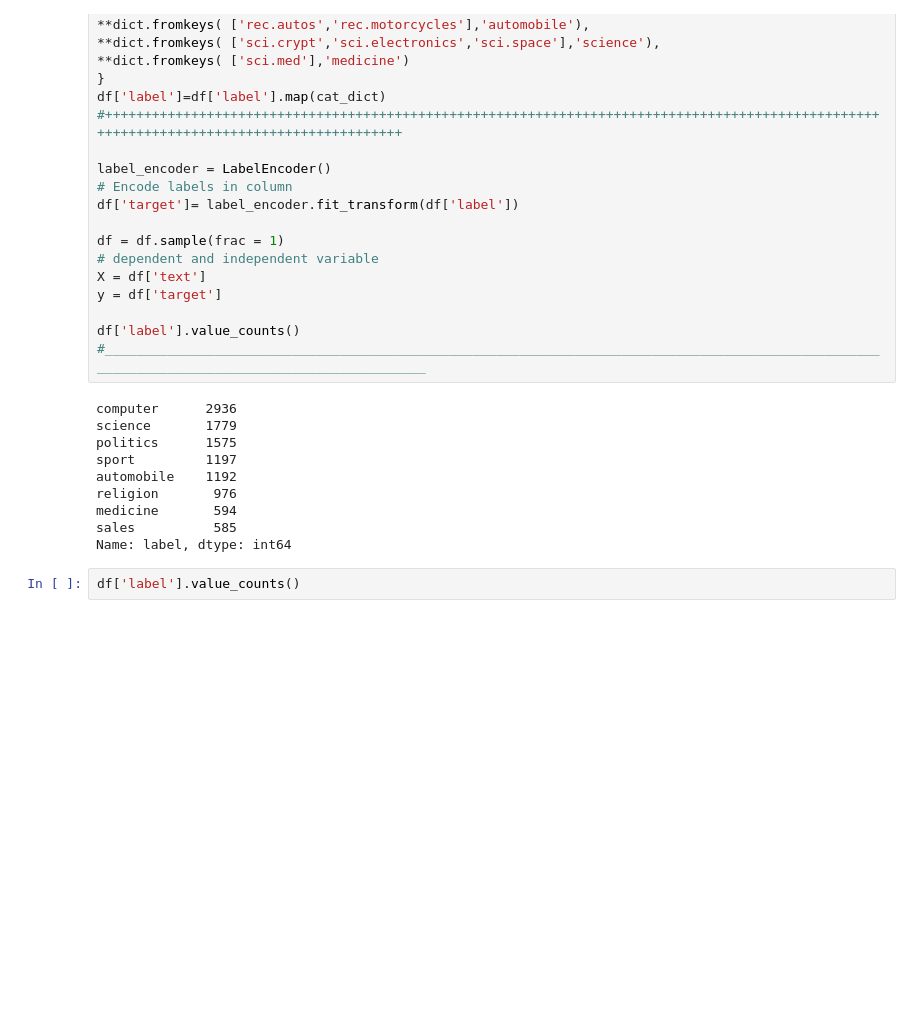
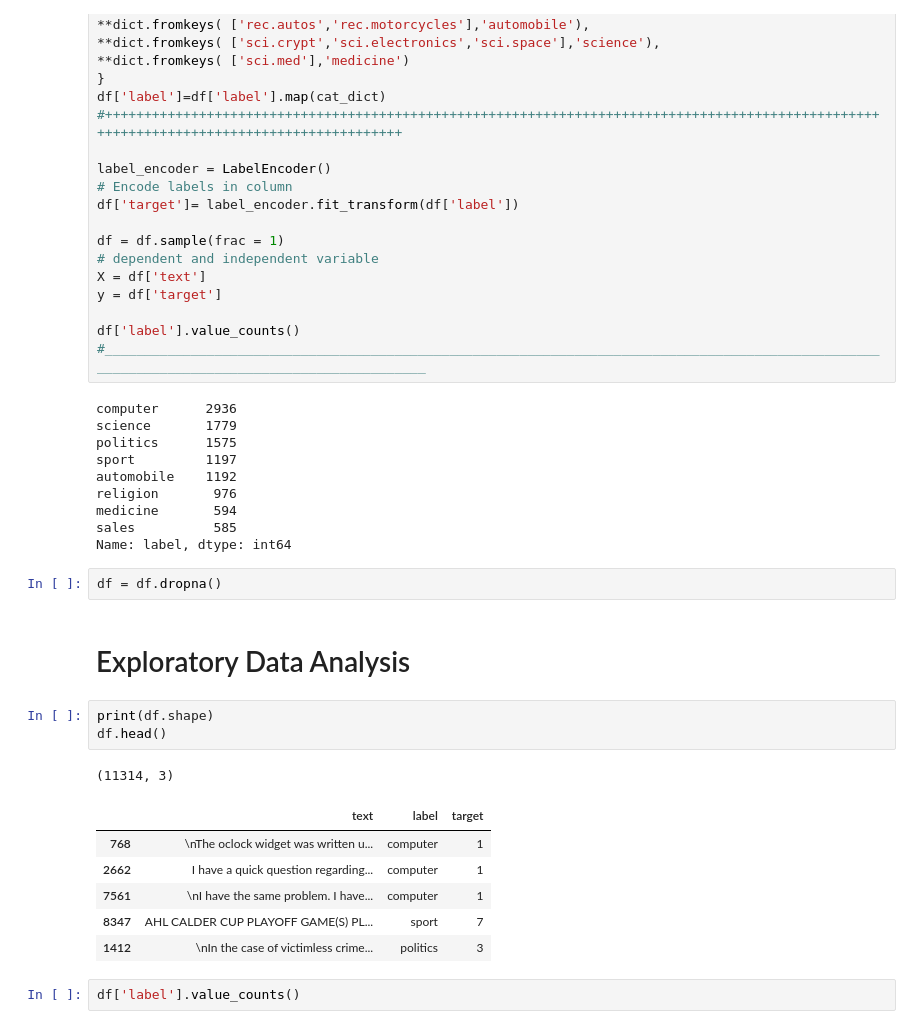
Before and after one commit to DataDavidProjects/UniversityProjects, a Jupyter notebook: Data Visualization and Text Mining/NLP/ModelCreation.ipynb, the cells around one changed output. Cells and saved outputs as stored; diff of their text form; blank space fills up the shorter version.

```diff
--- a/Data Visualization and Text Mining/NLP/ModelCreation.ipynb
+++ b/Data Visualization and Text Mining/NLP/ModelCreation.ipynb
@@ -127,6 +146,21 @@ religion       976
 medicine       594
 sales          585
 Name: label, dtype: int64
+# %%
+df = df.dropna()
+# %% [markdown]
+# Exploratory Data Analysis
+# %%
+print(df.shape)
+df.head()
+# %% [output]
+(11314, 3)
+|  | text | label | target |
+| 768 | \nThe oclock widget was written u... | computer | 1 |
+| 2662 | I have a quick question regarding... | computer | 1 |
+| 7561 | \nI have the same problem. I have... | computer | 1 |
+| 8347 | AHL CALDER CUP PLAYOFF GAME(S) PL... | sport | 7 |
+| 1412 | \nIn the case of victimless crime... | politics | 3 |
 # %%
 df['label'].value_counts()
 # %% [output]
```
Also changed, not shown: parts of 23 cells of this notebook.
